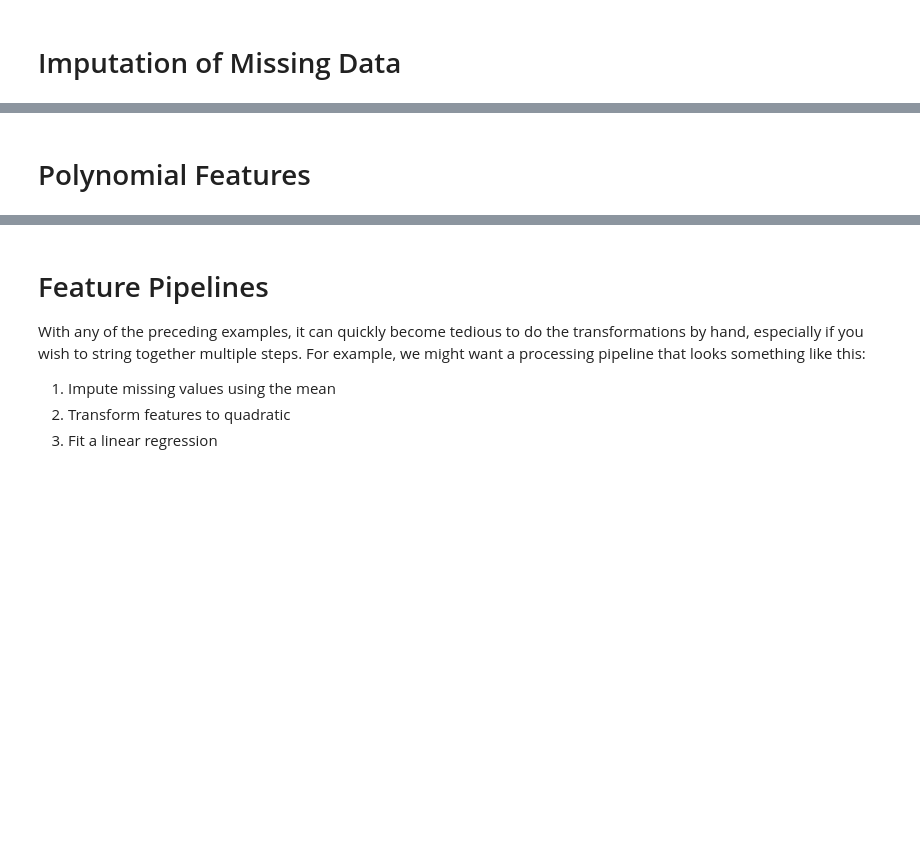
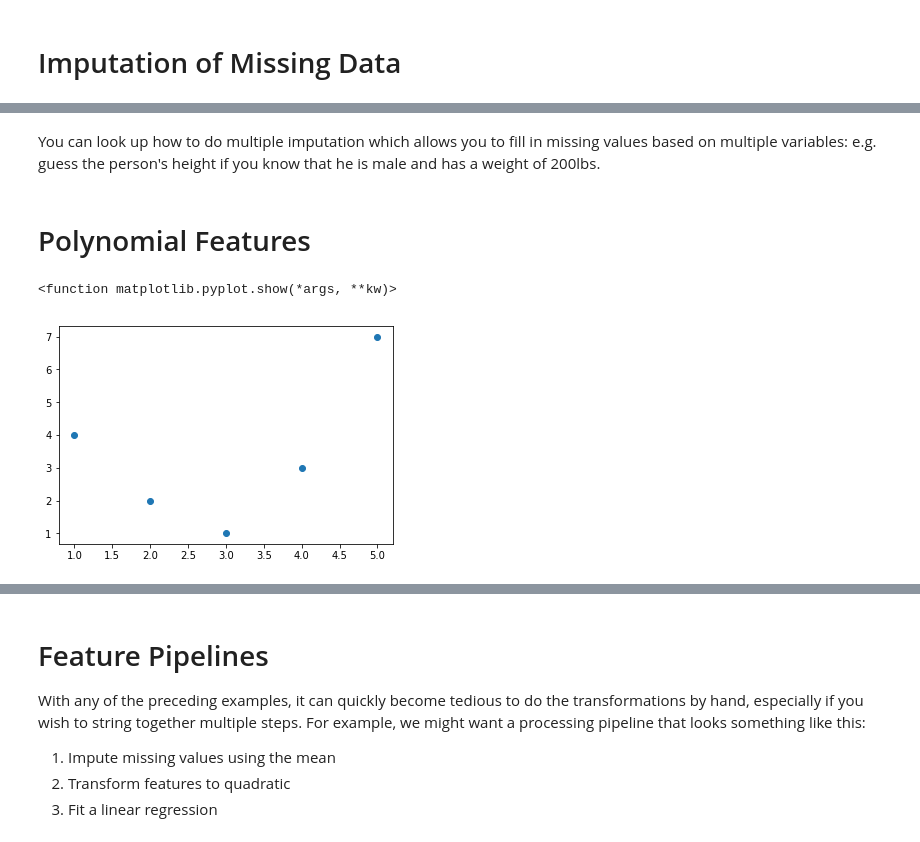
Before and after one commit to smileschen/2019-sp-stats131, a Jupyter notebook: 08-03 Miscellaneous Tasks.ipynb, the cells around one changed output, grey strips where cells are left out. Saved outputs shown, nothing was run; the diff lists cells and outputs as text; code cells hidden in the pictures; blank space fills up the shorter version.

```diff
--- a/08-03 Miscellaneous Tasks.ipynb
+++ b/08-03 Miscellaneous Tasks.ipynb
@@ -112,15 +216,21 @@ X3
 from sklearn.linear_model import LinearRegression
 model = LinearRegression().fit(X2, y)
 model.predict(X2)
+# %% [markdown]
+You can look up how to do multiple imputation which allows you to fill in missing values based on multiple variables: e.g. guess the person's height if you know that he is male and has a weight of 200lbs.
 # %% [markdown]
 # Polynomial Features
 # %%
 from sklearn.preprocessing import PolynomialFeatures
 import matplotlib.pyplot as plt
 
 x = np.array([1, 2, 3, 4, 5])
 y = np.array([4, 2, 1, 3, 7])
-plt.scatter(x, y);
+plt.scatter(x, y)
+plt.show
+# %% [output]
+<function matplotlib.pyplot.show(*args, **kw)>
+[figure, added]
 # %%
 X = x.reshape(5,1)
 poly = PolynomialFeatures(degree=3, include_bias=True)
```
Also changed, not shown: parts of 29 cells of this notebook.
